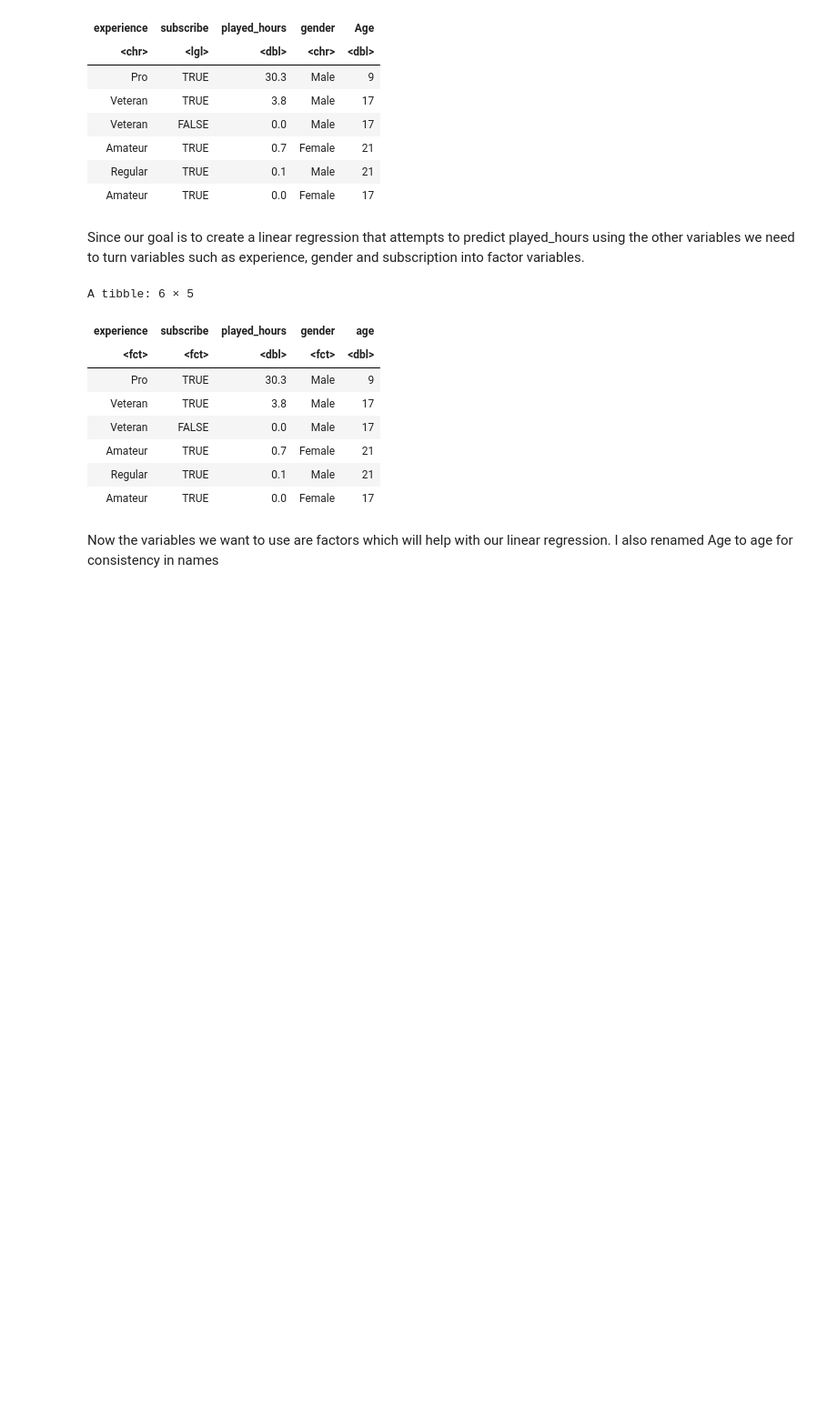
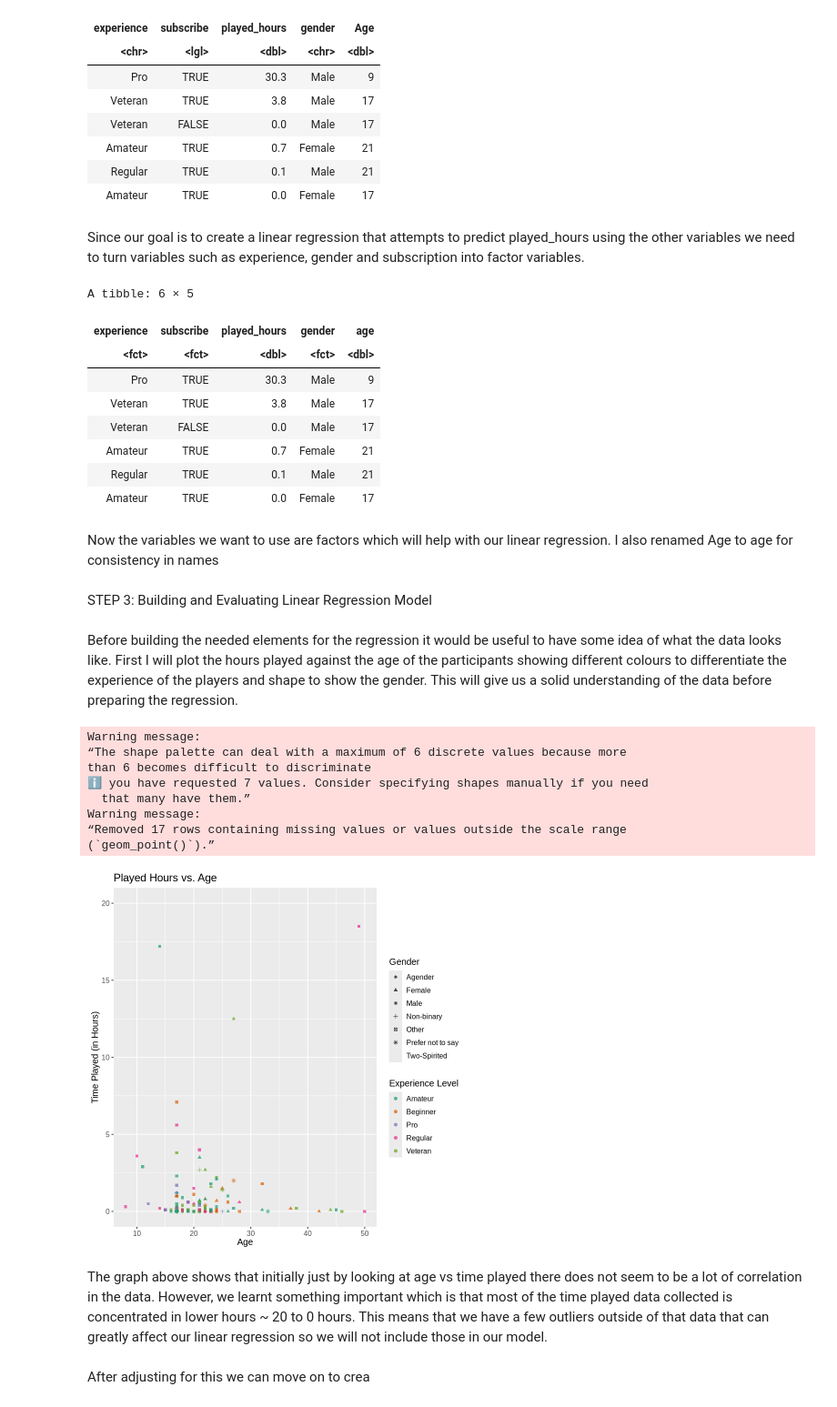
Before and after one commit to Javi-b32/DSCI-100--Final-Project, a Jupyter notebook: Final Project Code.ipynb, the cells around one changed output. Shown at 91% size. Cells and saved outputs as stored; diff of their text form; code cells hidden in the pictures; blank space fills up the shorter version.

Commit message:
Visualizing and Final Cleaning

```diff
--- a/Final Project Code.ipynb
+++ b/Final Project Code.ipynb
@@ -91,3 +83,30 @@ A tibble: 6 × 5
 | Amateur | TRUE | 0.0 | Female | 17 |
 # %% [markdown]
 Now the variables we want to use are factors which will help with our linear regression. I also renamed Age to age for consistency in names
+# %% [markdown]
+STEP 3: Building and Evaluating Linear Regression Model
+# %% [markdown]
+Before building the needed elements for the regression it would be useful to have some idea of what the data looks like. First I will plot the hours played against the age of the participants showing different colours to differentiate the experience of the players and shape to show the gender. This will give us a solid understanding of the data before preparing the regression.
+# %%
+players_clean_plot <- players_clean |>
+    ggplot(aes(x = age, y = played_hours, color = experience, shape = gender)) +
+    geom_point(alpha = 0.7) +
+    labs(x = "Age", y = "Time Played (in Hours)", color = "Experience Level",
+        shape = "Gender", title = "Played Hours vs. Age") +
+    theme(text = element_text(size = 12)) +
+    ylim(0, 20) +
+    scale_color_brewer(palette = "Dark2")
+
+players_clean_plot
+# %% [output]
+Warning message:
+“The shape palette can deal with a maximum of 6 discrete values because more
+than 6 becomes difficult to discriminate
+ℹ you have requested 7 values. Consider specifying shapes manually if you need
+  that many have them.”
+Warning message:
+“Removed 17 rows containing missing values or values outside the scale range
+(`geom_point()`).”
+[figure, added]
+# %% [markdown]
+The graph above shows that initially just by looking at age vs time played there does not seem to be a lot of correlation in the data. However, we learnt something important which is that most of the time played data collected is concentrated in lower hours ~ 20 to 0 hours. This means that we have a few outliers outside of that data that can greatly affect our linear regression so we will not include those in our model.
@@ -93,0 +116,2 @@ Now the variables we want to use are factors which will help with our linear reg
+# %% [markdown]
+After adjusting for this we can move on to crea
```
Also changed, not shown: parts of 2 cells of this notebook.
